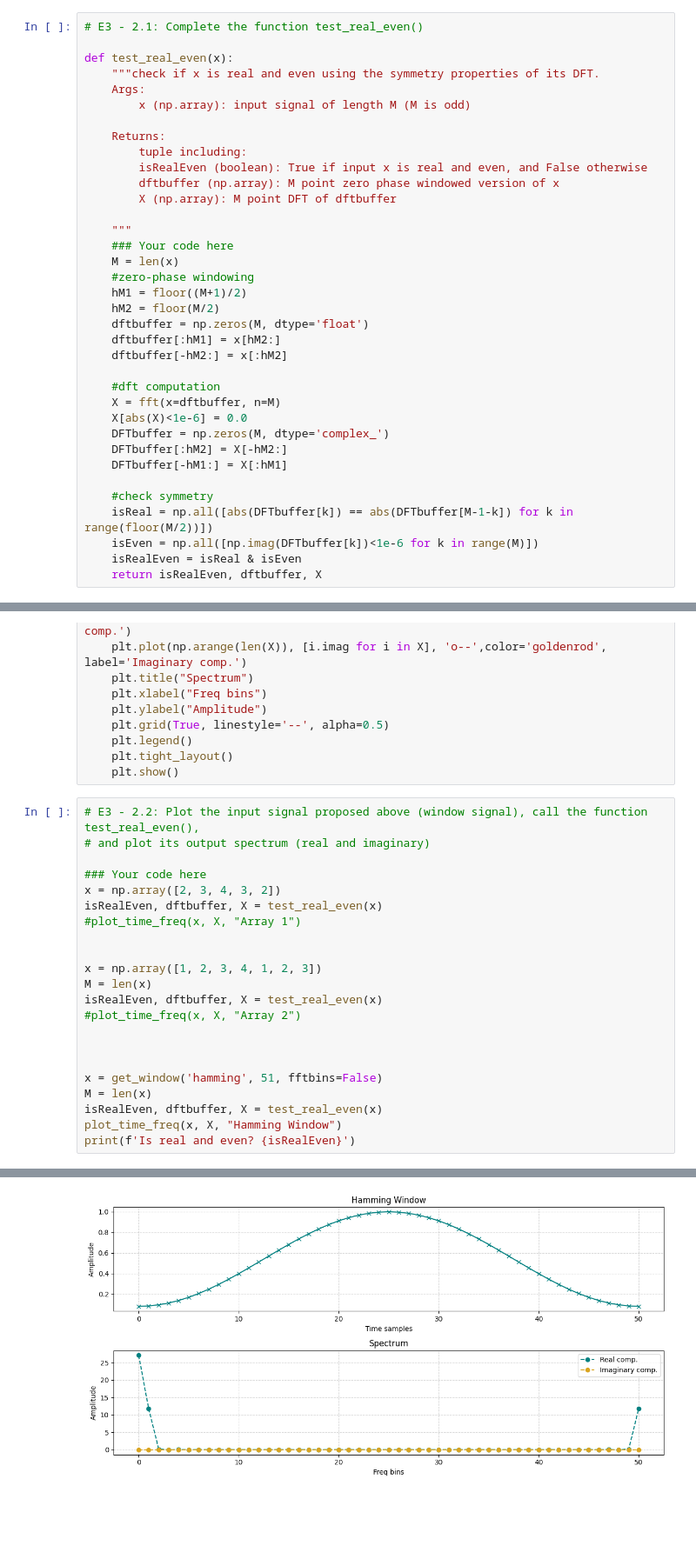
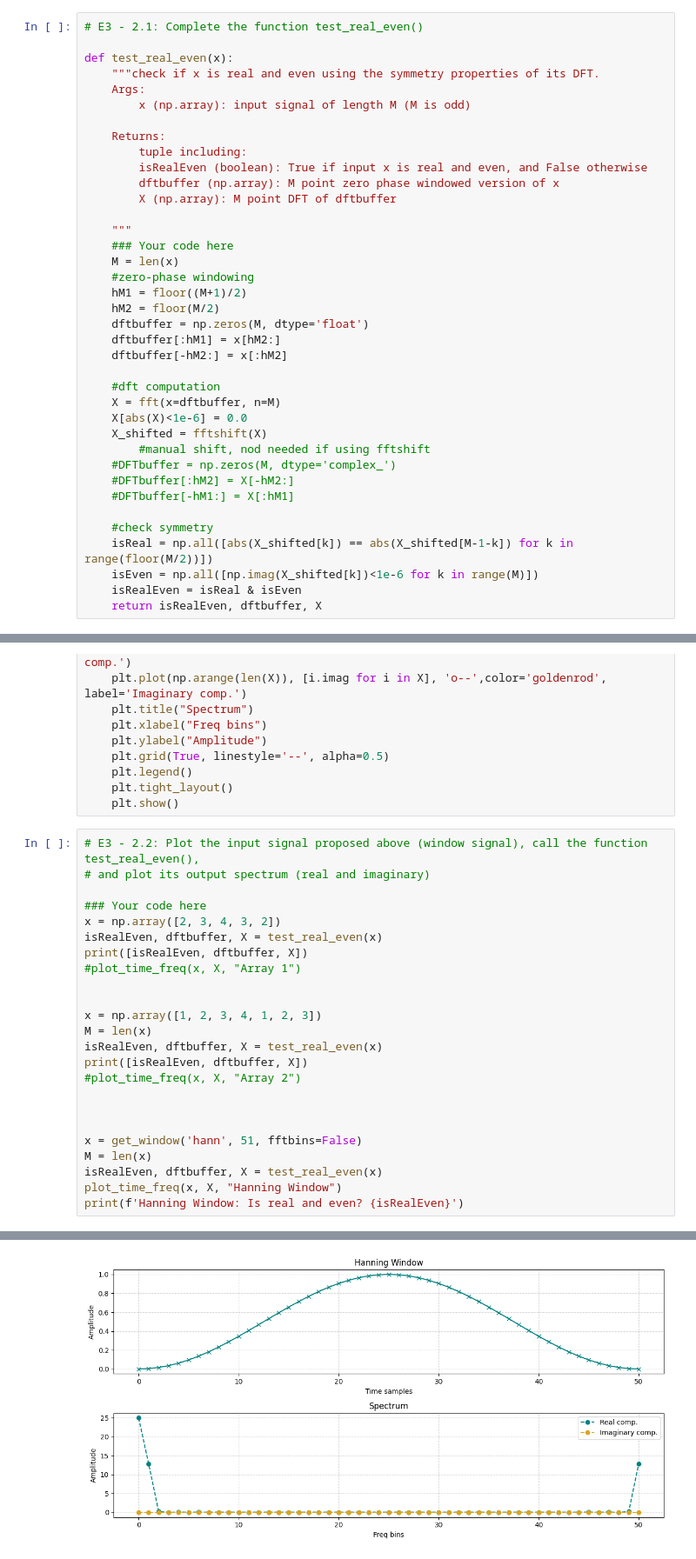
Before and after one commit to inesbroto/sms-tools-materials, a Jupyter notebook: exercises/E3-Fourier-properties.ipynb, the cells around one changed output, grey strips where cells are left out. Shown at 87% size. Cells and saved outputs as stored; diff of their text form; blank space fills up the shorter version.

```diff
--- a/exercises/E3-Fourier-properties.ipynb
+++ b/exercises/E3-Fourier-properties.ipynb
@@ -194,13 +194,15 @@ def test_real_even(x):
     #dft computation
     X = fft(x=dftbuffer, n=M)
     X[abs(X)<1e-6] = 0.0
-    DFTbuffer = np.zeros(M, dtype='complex_')
-    DFTbuffer[:hM2] = X[-hM2:]
-    DFTbuffer[-hM1:] = X[:hM1]
+    X_shifted = fftshift(X)
+        #manual shift, nod needed if using fftshift
+    #DFTbuffer = np.zeros(M, dtype='complex_')
+    #DFTbuffer[:hM2] = X[-hM2:]
+    #DFTbuffer[-hM1:] = X[:hM1]
 
     #check symmetry
-    isReal = np.all([abs(DFTbuffer[k]) == abs(DFTbuffer[M-1-k]) for k in range(floor(M/2))])
-    isEven = np.all([np.imag(DFTbuffer[k])<1e-6 for k in range(M)])
+    isReal = np.all([abs(X_shifted[k]) == abs(X_shifted[M-1-k]) for k in range(floor(M/2))])
+    isEven = np.all([np.imag(X_shifted[k])<1e-6 for k in range(M)])
     isRealEven = isReal & isEven
     return isRealEven, dftbuffer, X
 # %% [markdown]
@@ -248,19 +250,21 @@ def plot_time_freq(x, X, title):
 ### Your code here
 x = np.array([2, 3, 4, 3, 2])
 isRealEven, dftbuffer, X = test_real_even(x)
+print([isRealEven, dftbuffer, X])
 #plot_time_freq(x, X, "Array 1")
 
 
 x = np.array([1, 2, 3, 4, 1, 2, 3])
 M = len(x)
 isRealEven, dftbuffer, X = test_real_even(x)
+print([isRealEven, dftbuffer, X])
 #plot_time_freq(x, X, "Array 2")
 
 
 
-x = get_window('hamming', 51, fftbins=False)
+x = get_window('hann', 51, fftbins=False)
 M = len(x)
 isRealEven, dftbuffer, X = test_real_even(x)
-plot_time_freq(x, X, "Hamming Window")
-print(f'Is real and even? {isRealEven}')
+plot_time_freq(x, X, "Hanning Window")
+print(f'Hanning Window: Is real and even? {isRealEven}')
 # %% [output]
@@ -267 +275 @@ print(f'Is real and even? {isRealEven}')
-[figure, old version]
+[figure, new version]
```
Also changed, not shown: parts of 5 cells of this notebook, 1 other file.
